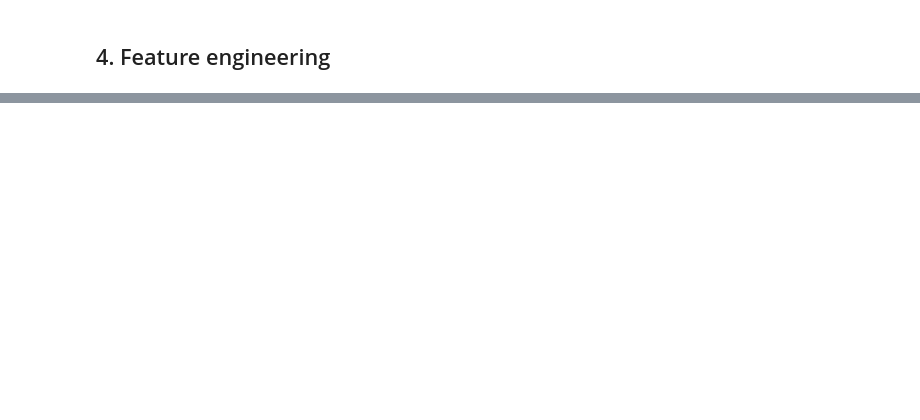
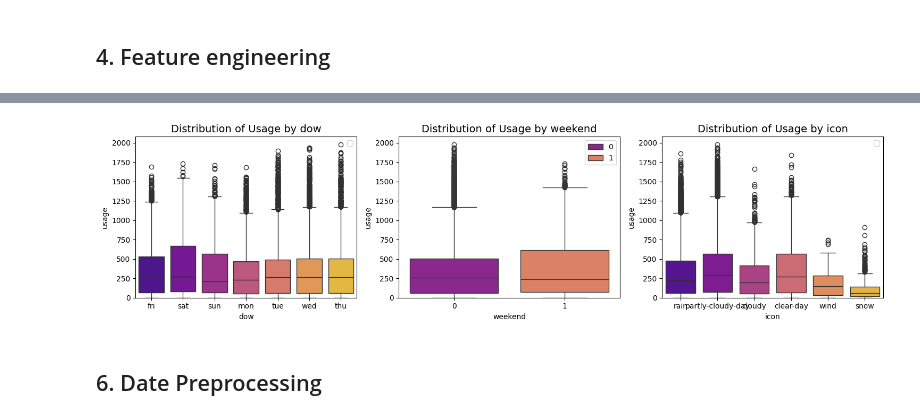
Before and after one commit to QuachGHuy/bike-sharing-demand-forecast, a Jupyter notebook: notebook/experiment.ipynb, the cells around one changed output, grey strips where cells are left out. Cells and saved outputs as stored; diff of their text form; code cells hidden in the pictures; blank space fills up the shorter version.

Commit message:
exp: eda + data preprocessing + modeling

```diff
--- a/notebook/experiment.ipynb
+++ b/notebook/experiment.ipynb
@@ -109,0 +334,6 @@ df.head()
+# %%
+plotter.plot_categorical_boxplots()
+# %% [output]
+[figure, added]
+# %% [markdown]
+## 6. Date Preprocessing
```
Also changed, not shown: parts of 50 cells of this notebook.
